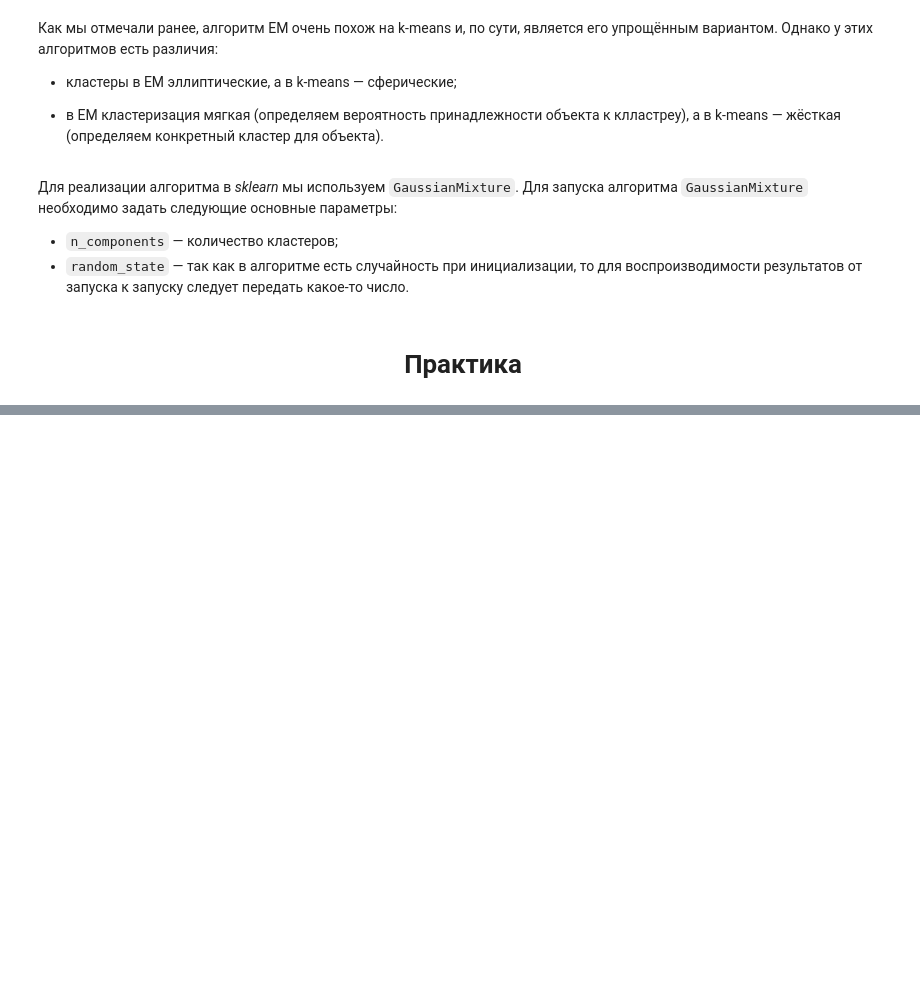
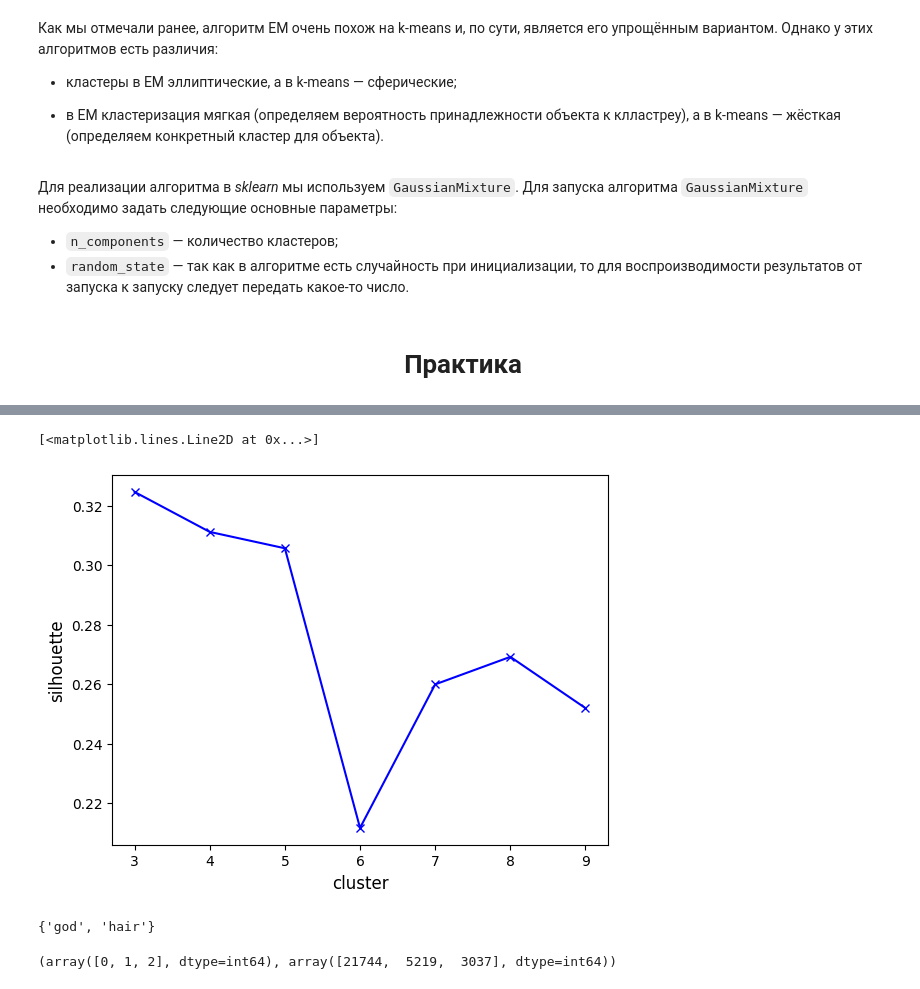
Before and after one commit to Rai1ag/Library, a Jupyter notebook: 6.HM_9_Кластеризация I/theory.ipynb, the cells around one changed output, grey strips where cells are left out. Saved outputs shown, nothing was run; the diff lists cells and outputs as text; code cells hidden in the pictures; blank space fills up the shorter version.

```diff
--- a/6.HM_9_Кластеризация I/theory.ipynb
+++ b/6.HM_9_Кластеризация I/theory.ipynb
@@ -143,0 +228,44 @@ $$s_i=\frac{(b_i-a_i)}{max(a_i,b_i)}$$
+# %%
+# 2.
+
+from sklearn.metrics import silhouette_score
+
+def get_silhouette(cluster_num, X):
+    k_means =  KMeans(n_clusters=cluster_num, random_state=42)
+    k_means.fit(X)
+    silhouette = silhouette_score(X, k_means.labels_, metric='euclidean')
+    return silhouette
+
+silhouettes = []
+for i in range(3, 10):
+    silhouettes.append(get_silhouette(i, X_norm))
+
+plt.xlabel("cluster", fontsize=12)
+plt.ylabel("silhouette", fontsize=12)
+plt.plot([i for i in range(3, 10)], silhouettes, 'xb-')
+# %% [output]
+[<matplotlib.lines.Line2D at 0x...>]
+[figure, added]
+# %%
+# Задание 4.6
+
+top_list = []
+for label, group in df_sns.groupby('label'):
+    means = group.iloc[:,:-1].mean().sort_values(ascending=False)
+    top_5 = set(means.head(10).index)
+    top_list.append(top_5)
+
+set.intersection(*top_list)
+# %% [output]
+{'god', 'hair'}
+# %%
+# Задание 4.7
+
+import numpy as np
+from sklearn.mixture import GaussianMixture
+
+model = GaussianMixture(n_components=3, random_state=42)
+predictions = model.fit_predict(X)
+np.unique(predictions, return_counts=True)
+# %% [output]
+(array([0, 1, 2], dtype=int64), array([21744,  5219,  3037], dtype=int64))
```
Also changed, not shown: parts of 14 cells of this notebook, 1 other file.
